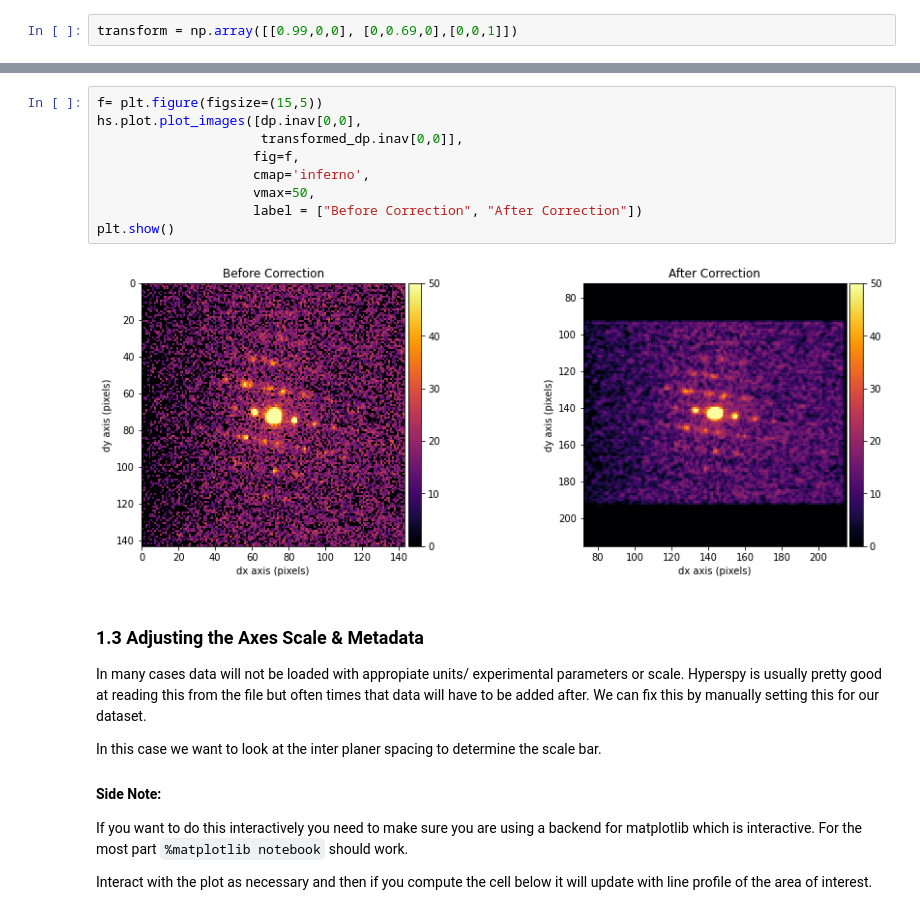
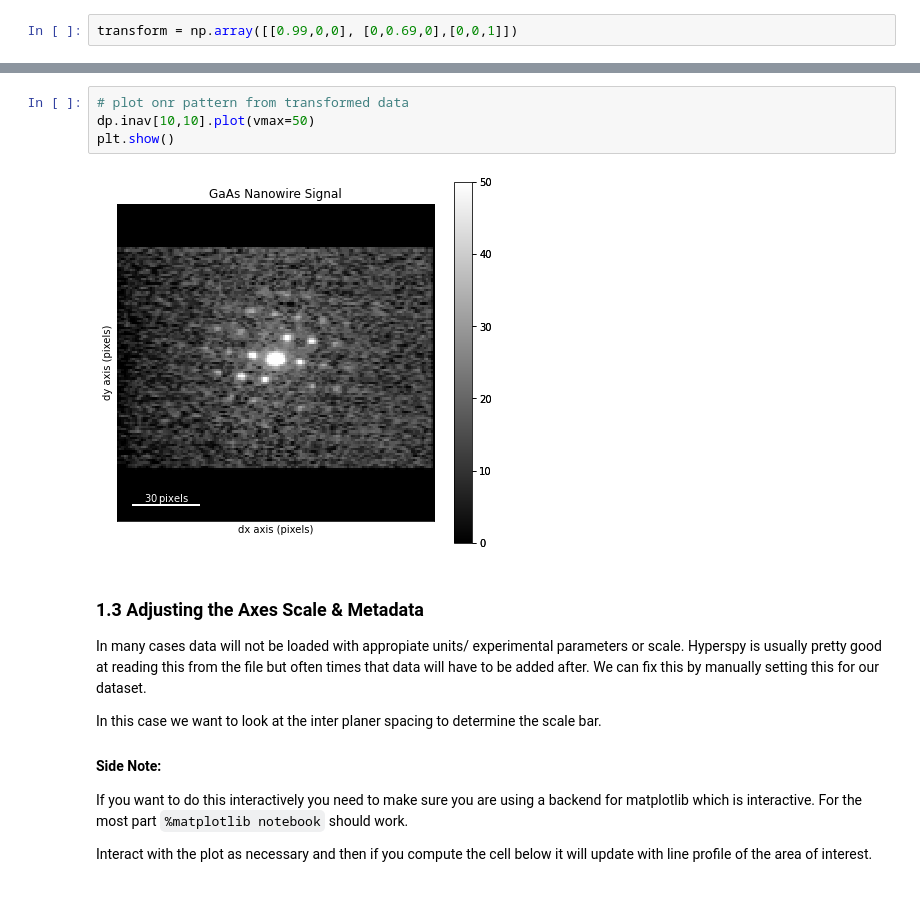
Before and after one commit to usnistgov/hyperspy_tutorial, a Jupyter notebook: 08 4D-STEM/08 4DSTEM_tutorial_completed.ipynb, the cells around one changed output, grey strips where cells are left out. Drawn from its saved outputs; the diff is of its cells as text.

```diff
--- a/08 4D-STEM/08 4DSTEM_tutorial_completed.ipynb
+++ b/08 4D-STEM/08 4DSTEM_tutorial_completed.ipynb
@@ -212,14 +217,9 @@ transformed_dp.axes_manager[3].offset = transformed_dp.axes_manager[3].size/2
-# %%
-f= plt.figure(figsize=(15,5))
-hs.plot.plot_images([dp.inav[0,0],
-                     transformed_dp.inav[0,0]],
-                    fig=f,
-                    cmap='inferno',
-                    vmax=50,
-                    label = ["Before Correction", "After Correction"])
-plt.show()
-# %% [output]
-[figure, removed]
+# %%
+# plot onr pattern from transformed data
+dp.inav[10,10].plot(vmax=50)
+plt.show()
+# %% [output]
+[figure, added]
 # %% [markdown]
 ### 1.3 Adjusting the Axes Scale & Metadata
 
```
Also changed, not shown: parts of 30 cells of this notebook, 2 other files.
